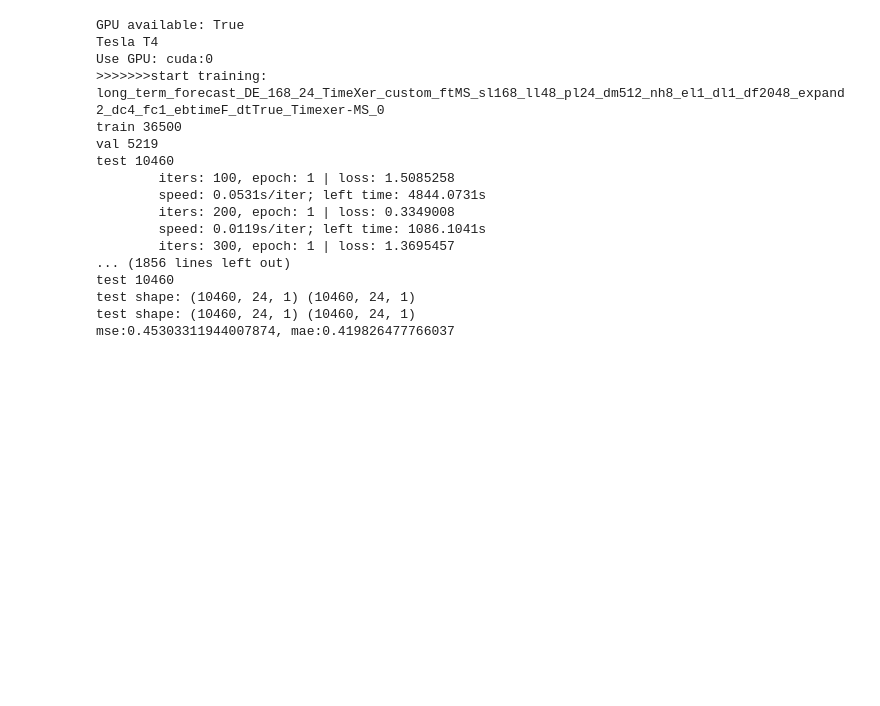
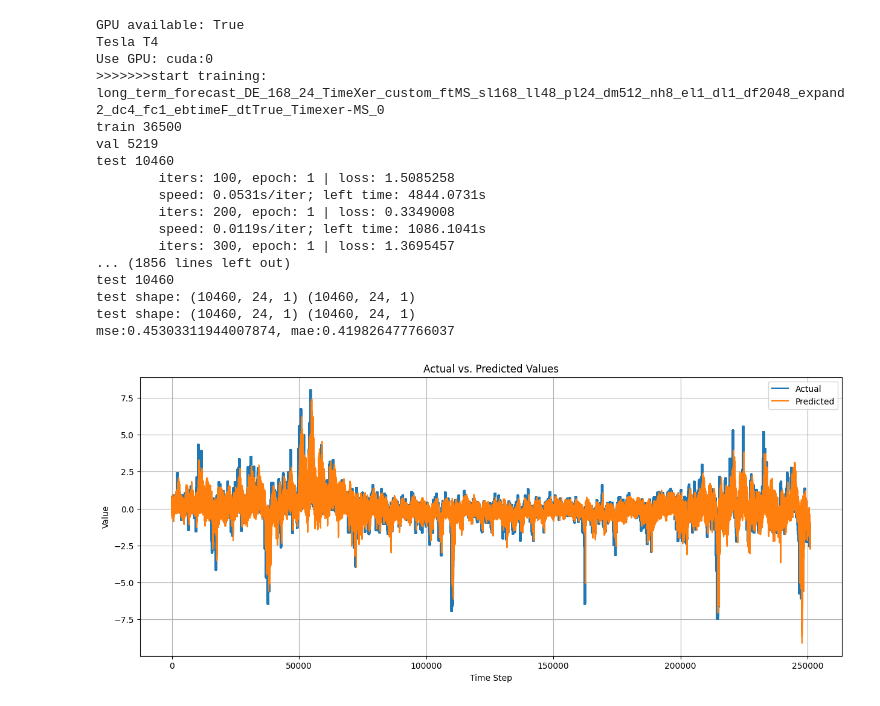
Before and after one commit to Maziger/Laksegate-master-thesis, a Jupyter notebook: POC/TimeXer/run.ipynb, the cells around one changed output. Cells and saved outputs as stored; diff of their text form; code cells hidden in the pictures; blank space fills up the shorter version.

Commit message:
Test plot of TimeXer

```diff
--- a/POC/TimeXer/run.ipynb
+++ b/POC/TimeXer/run.ipynb
@@ -168,3 +168,59 @@ test 10460
 test shape: (10460, 24, 1) (10460, 24, 1)
 test shape: (10460, 24, 1) (10460, 24, 1)
 mse:0.45303311944007874, mae:0.419826477766037
+# %%
+import numpy as np
+import matplotlib.pyplot as plt
+import os
+from IPython.display import display
+
+# The 'setting' variable is already defined in the kernel state from the previous run
+
+# Construct the path to the results directory. The current directory is TimeXer.
+# The results folder is at Laksegate-master-thesis/results.
+results_dir = os.path.join('./results', setting)
+
+# Load true and predicted values
+true_values = np.load(os.path.join(results_dir, 'true.npy'))
+predicted_values = np.load(os.path.join(results_dir, 'pred.npy'))
+
+# Assuming the shape is (num_samples, seq_len, num_features)
+# For plotting, let's take the first feature and flatten or just use a segment.
+# We need to decide which part of the sequence to plot. Let's plot the first sample's prediction.
+
+# For simplicity, let's plot the first series (index 0) and the first feature (index 0)
+# You might need to adjust indices based on your specific data structure.
+# Reshape if necessary: (batch_size, sequence_length, features) -> (total_elements,)
+
+# Let's plot the last prediction length of the first sample for comparison.
+# The `pred_len` variable from args (24) defines how many steps were predicted.
+
+# Reshape true and predicted values to (N, L, C) -> (N * L, C) if needed, or pick one series.
+# The output from Exp_Long_Term_Forecast test method usually gives (num_test_samples, pred_len, c_out)
+# Let's assume true_values and predicted_values are of shape (num_samples, pred_len, c_out)
+
+# Take the first sample and the first output channel (c_out=1 in args, so only one channel)
+# Reshape to (num_samples * pred_len,) for plotting
+
+true_flat = true_values[:, :, 0].reshape(-1)
+predicted_flat = predicted_values[:, :, 0].reshape(-1)
+
+# Turn off interactive mode to prevent potential double-display issues
+plt.ioff()
+
+fig = plt.figure(figsize=(15, 6))
+plt.plot(true_flat, label='Actual')
+plt.plot(predicted_flat, label='Predicted')
+plt.title('Actual vs. Predicted Values')
+plt.xlabel('Time Step')
+plt.ylabel('Value')
+plt.legend()
+plt.grid(True)
+
+# Explicitly display the figure object
+display(fig)
+
+# Close the figure to free up memory after displaying
+plt.close(fig)
+# %% [output]
+[figure, added]
```
